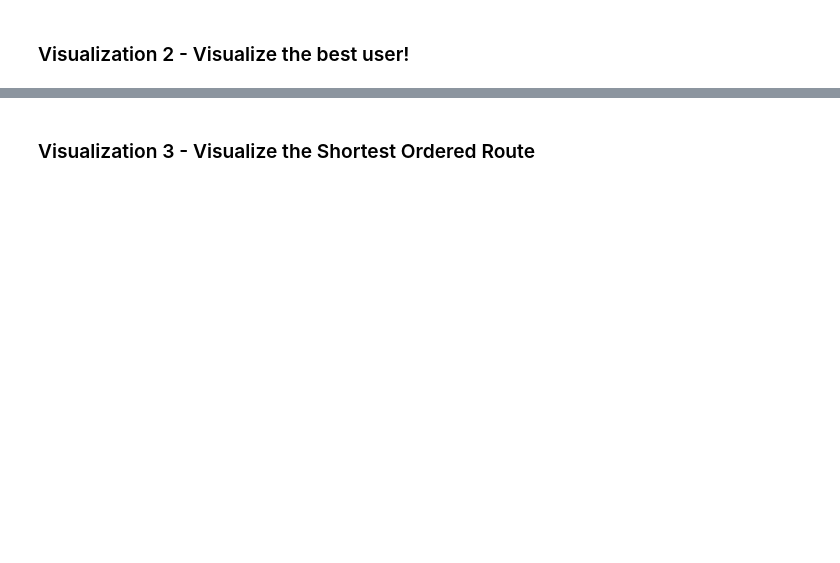
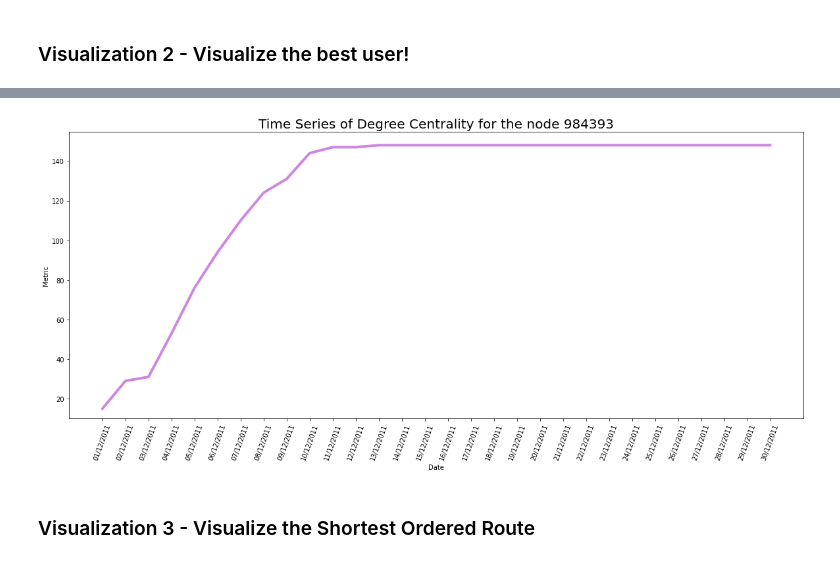
Before and after one commit to Parsa33033/ADM-HW5, a Jupyter notebook: main.ipynb, the cells around one changed output, grey strips where cells are left out. Drawn from its saved outputs; the diff is of its cells as text; code cells hidden in the pictures; blank space fills up the shorter version.

```diff
--- a/main.ipynb
+++ b/main.ipynb
@@ -797,2 +228,6 @@ A
+# %%
+plot_time_series(metric_series, date_list, chosen_node, m)
+# %% [output]
+[figure, added]
 # %% [markdown]
 ### Visualization 3 - Visualize the Shortest Ordered Route
```
Also changed, not shown: parts of 39 cells of this notebook, 2 other files.
